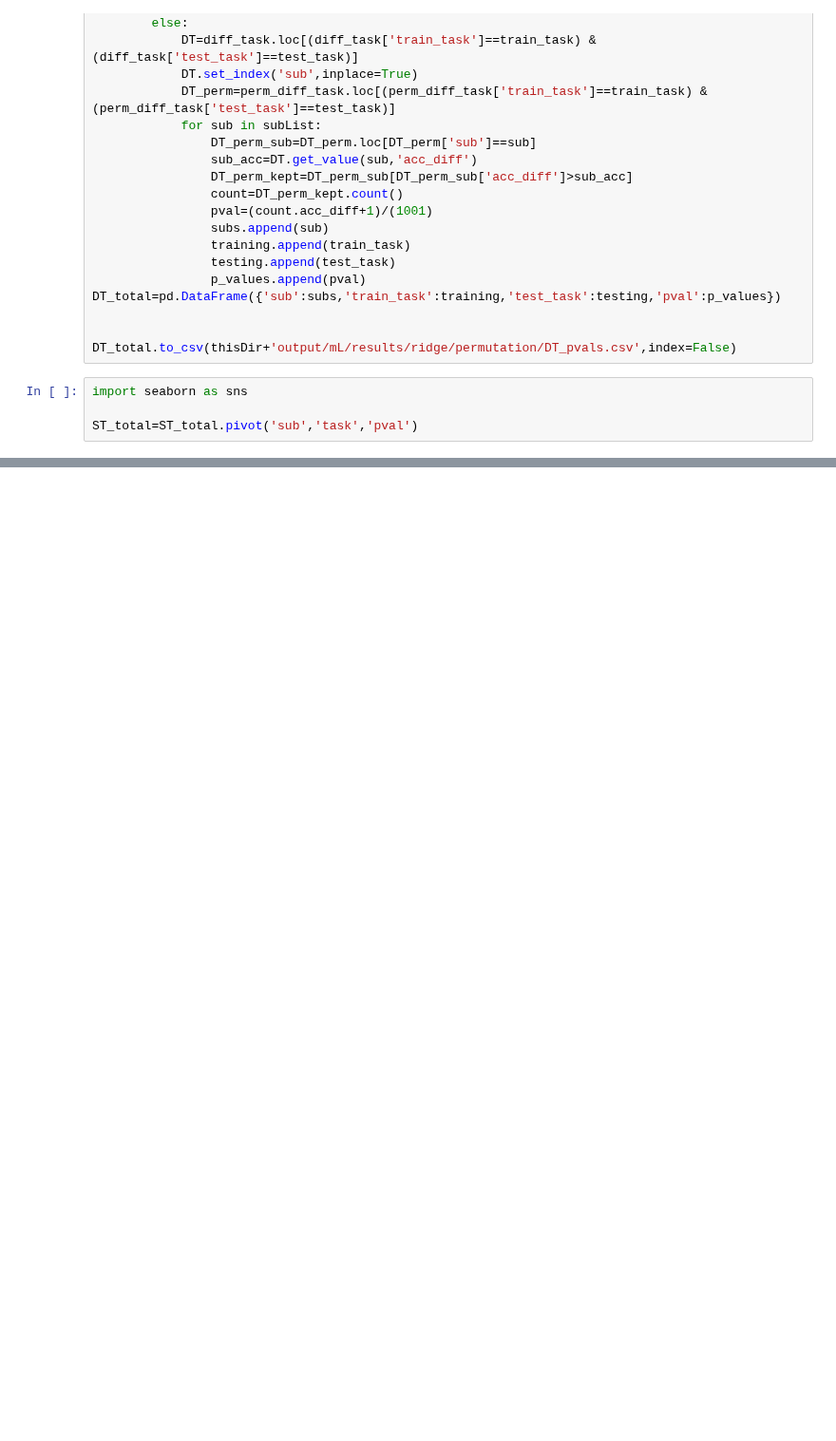
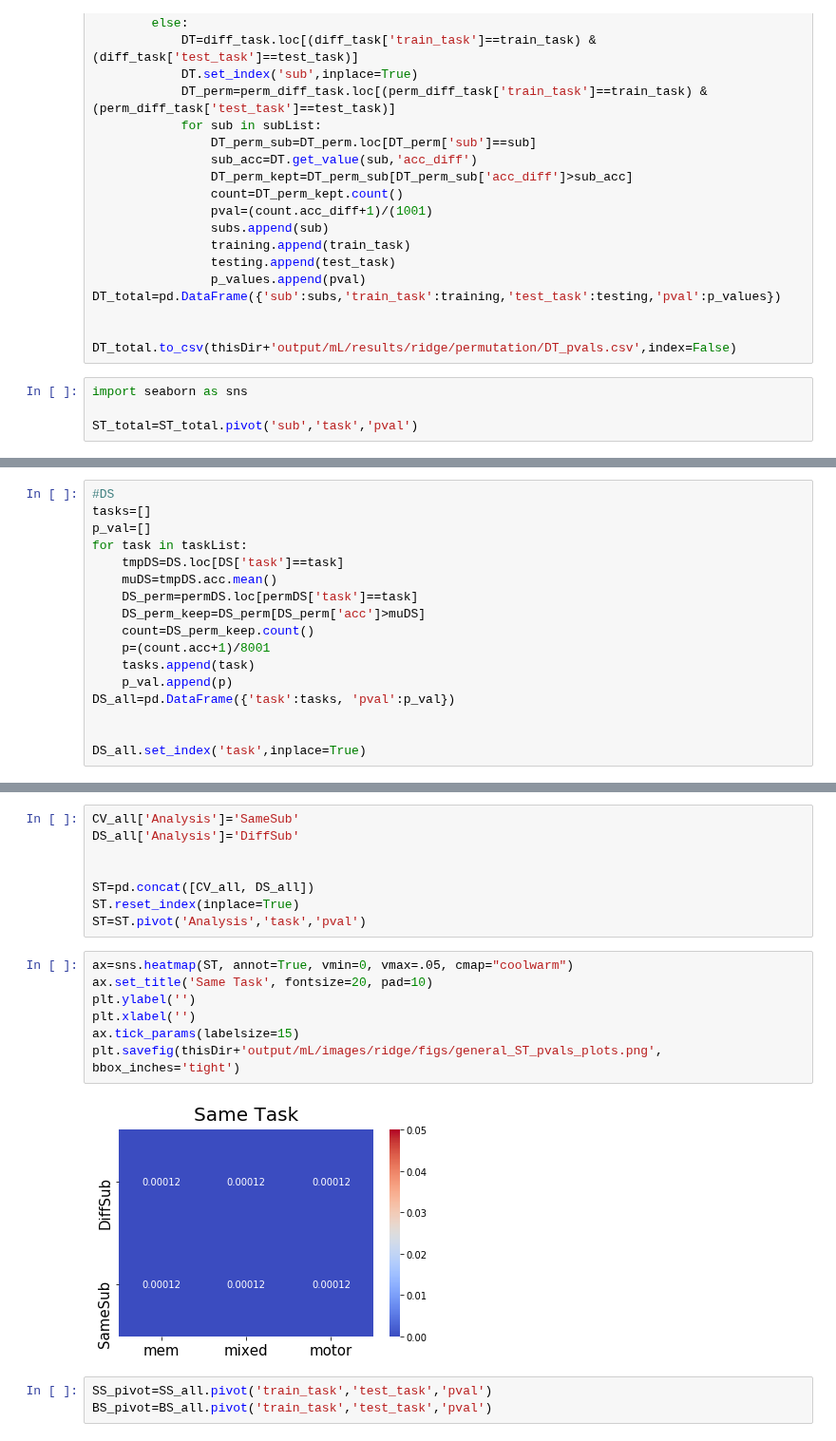
Before and after one commit to GrattonLab/MSC_Alexis, a Jupyter notebook: analysis/code/mL_rsfMRI/supplemental_exploration/perm_stats.ipynb, the cells around one changed output, grey strips where cells are left out. Shown at 95% size. Cells and saved outputs as stored; diff of their text form; blank space fills up the shorter version.

```diff
--- a/analysis/code/mL_rsfMRI/supplemental_exploration/perm_stats.ipynb
+++ b/analysis/code/mL_rsfMRI/supplemental_exploration/perm_stats.ipynb
@@ -410,0 +540,17 @@ plt.savefig(thisDir+'output/mL/images/ridge/figs/DT_pvals_mem_plots.png', bbox_i
+# %%
+#DS
+tasks=[]
+p_val=[]
+for task in taskList:
+    tmpDS=DS.loc[DS['task']==task]
+    muDS=tmpDS.acc.mean()
+    DS_perm=permDS.loc[permDS['task']==task]
+    DS_perm_keep=DS_perm[DS_perm['acc']>muDS]
+    count=DS_perm_keep.count()
+    p=(count.acc+1)/8001
+    tasks.append(task)
+    p_val.append(p)
+DS_all=pd.DataFrame({'task':tasks, 'pval':p_val})
+
+
+DS_all.set_index('task',inplace=True)
@@ -410,0 +599,20 @@ plt.savefig(thisDir+'output/mL/images/ridge/figs/DT_pvals_mem_plots.png', bbox_i
+# %%
+CV_all['Analysis']='SameSub'
+DS_all['Analysis']='DiffSub'
+
+
+ST=pd.concat([CV_all, DS_all])
+ST.reset_index(inplace=True)
+ST=ST.pivot('Analysis','task','pval')
+# %%
+ax=sns.heatmap(ST, annot=True, vmin=0, vmax=.05, cmap="coolwarm")
+ax.set_title('Same Task', fontsize=20, pad=10)
+plt.ylabel('')
+plt.xlabel('')
+ax.tick_params(labelsize=15)
+plt.savefig(thisDir+'output/mL/images/ridge/figs/general_ST_pvals_plots.png', bbox_inches='tight')
+# %% [output]
+[figure, added]
+# %%
+SS_pivot=SS_all.pivot('train_task','test_task','pval')
+BS_pivot=BS_all.pivot('train_task','test_task','pval')
```
Also changed, not shown: parts of 30 cells of this notebook, 20 other files.
